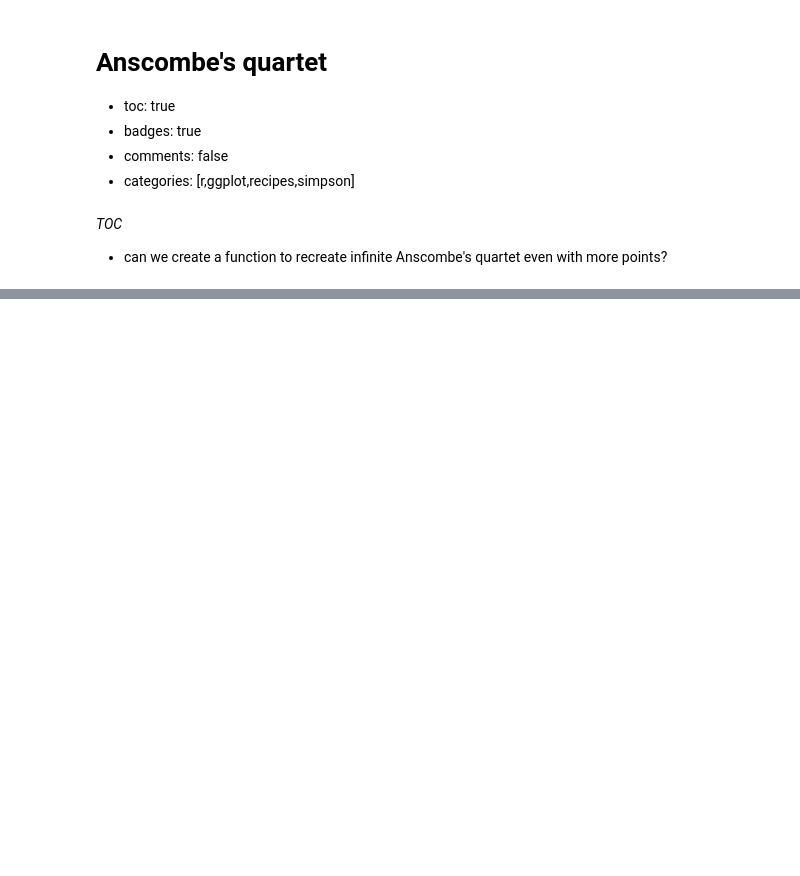
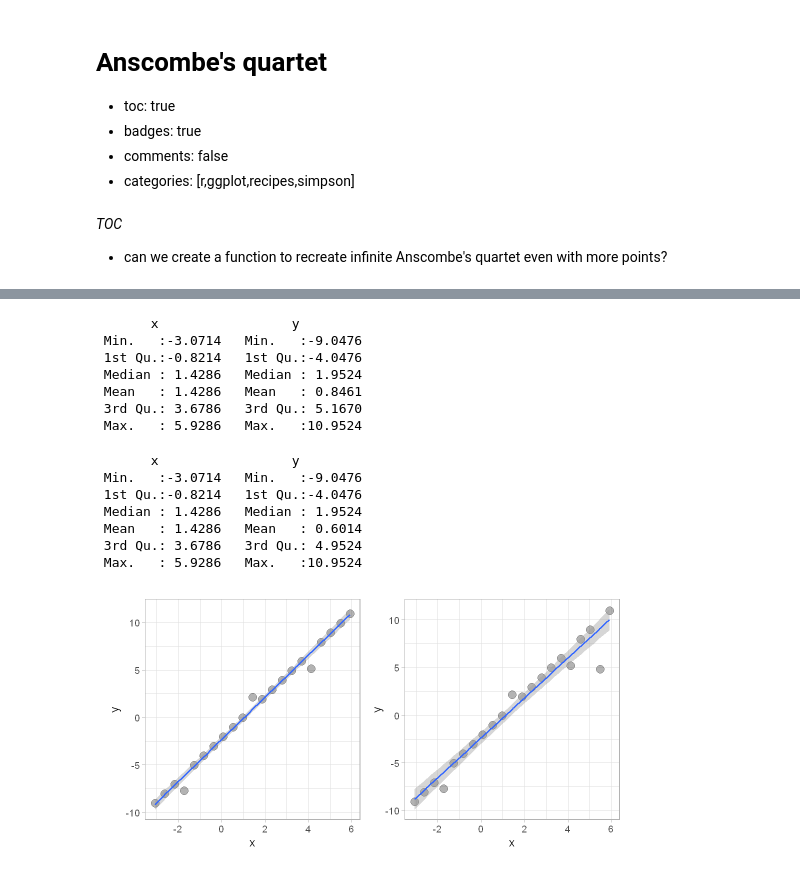
Before and after one commit to jojosgithub/blog, a Jupyter notebook: _notebooks/2021-07-04-anscombe.ipynb, the cells around one changed output, grey strips where cells are left out. Cells and saved outputs as stored; diff of their text form; code cells hidden in the pictures; blank space fills up the shorter version.

```diff
--- a/_notebooks/2021-07-04-anscombe.ipynb
+++ b/_notebooks/2021-07-04-anscombe.ipynb
@@ -112,0 +167,20 @@ a[[14]]
+# %%
+plotreg(t3$df1)+plotreg(t3$df3)
+summary(t3$df1)
+summary(t3$df3)
+# %% [output]
+       x                 y
+ Min.   :-3.0714   Min.   :-9.0476
+ 1st Qu.:-0.8214   1st Qu.:-4.0476
+ Median : 1.4286   Median : 1.9524
+ Mean   : 1.4286   Mean   : 0.8461
+ 3rd Qu.: 3.6786   3rd Qu.: 5.1670
+ Max.   : 5.9286   Max.   :10.9524
+       x                 y
+ Min.   :-3.0714   Min.   :-9.0476
+ 1st Qu.:-0.8214   1st Qu.:-4.0476
+ Median : 1.4286   Median : 1.9524
+ Mean   : 1.4286   Mean   : 0.6014
+ 3rd Qu.: 3.6786   3rd Qu.: 4.9524
+ Max.   : 5.9286   Max.   :10.9524
+[figure, added]
```
Also changed, not shown: parts of 7 cells of this notebook.
